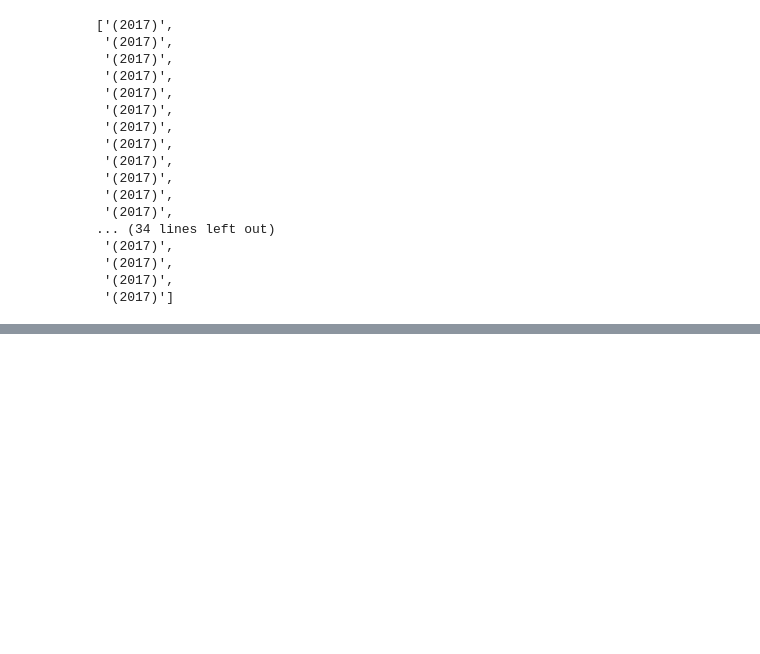
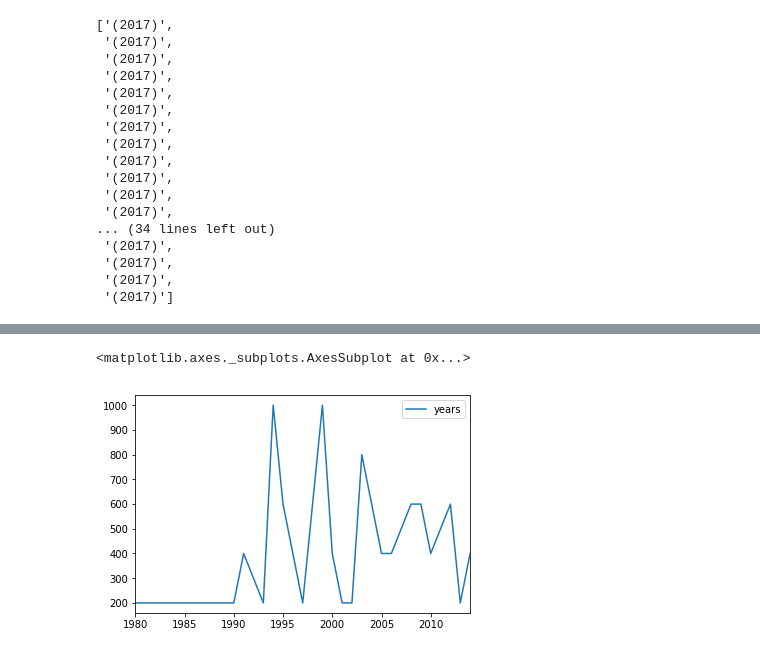
Before and after one commit to jbjornholm/Group-31-SoDa, a Jupyter notebook: Cecilie/Blandet.ipynb, the cells around one changed output, grey strips where cells are left out. Drawn from its saved outputs; the diff is of its cells as text; code cells hidden in the pictures; blank space fills up the shorter version.

```diff
--- a/Cecilie/Blandet.ipynb
+++ b/Cecilie/Blandet.ipynb
@@ -212,0 +353,8 @@ year_list
+# %%
+year_listny_modern = []
+
+for i in range(10000):
+    ny = year_list_modern[i][1:5]
+    year_listny_modern.append(ny)
+
+year_listny_modern
@@ -212,0 +379,4 @@ year_list
+# %%
+years_modern = list(map(int, year_listny_modern))
+
+years_modern
@@ -212,0 +401,20 @@ year_list
+# %%
+years_pd2 = pd.DataFrame(years_modern)
+
+
+years_pd2['count'] = 1
+
+years_pd2['years'] = years_pd2[0]
+
+#years_pd.groupby('years').value_counts()
+
+taelny = years_pd2['years'].value_counts()
+
+#res = df['YearMonth'].value_counts()
+taelnyny = pd.DataFrame(taelny)
+#sns.barplot(x='years', data=tael)
+
+taelnyny.sort_index().plot()
+# %% [output]
+<matplotlib.axes._subplots.AxesSubplot at 0x...>
+[figure, added]
```
Also changed, not shown: parts of 12 cells of this notebook, 1 other file.
